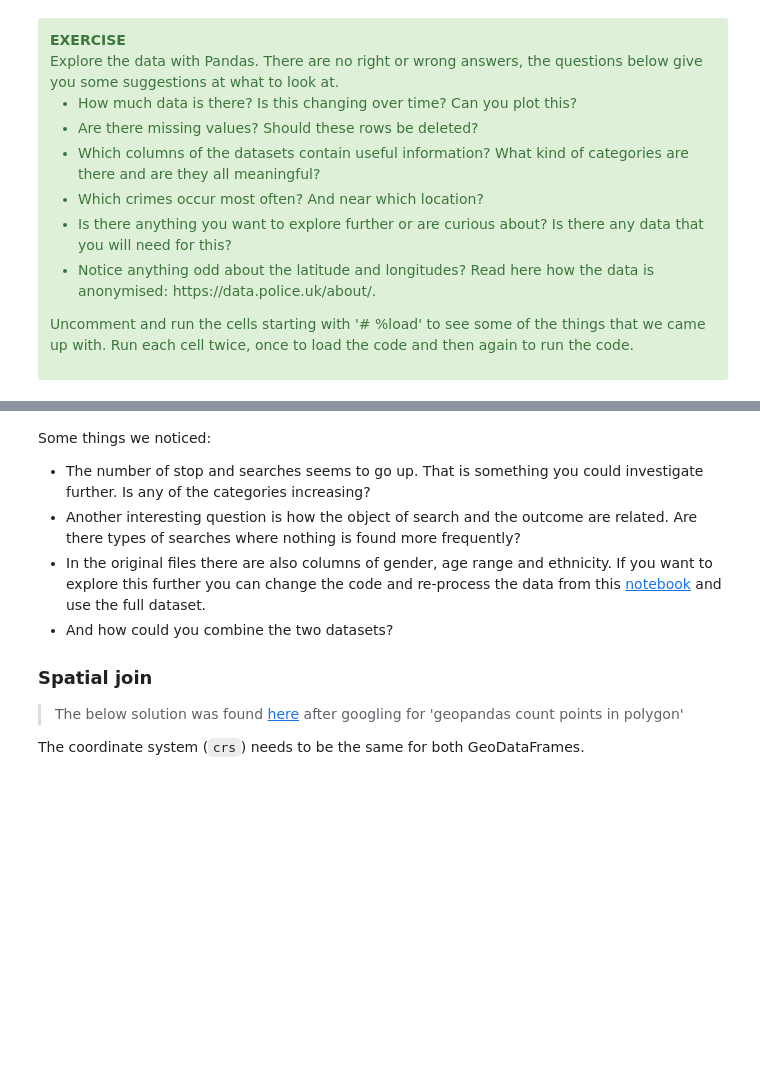
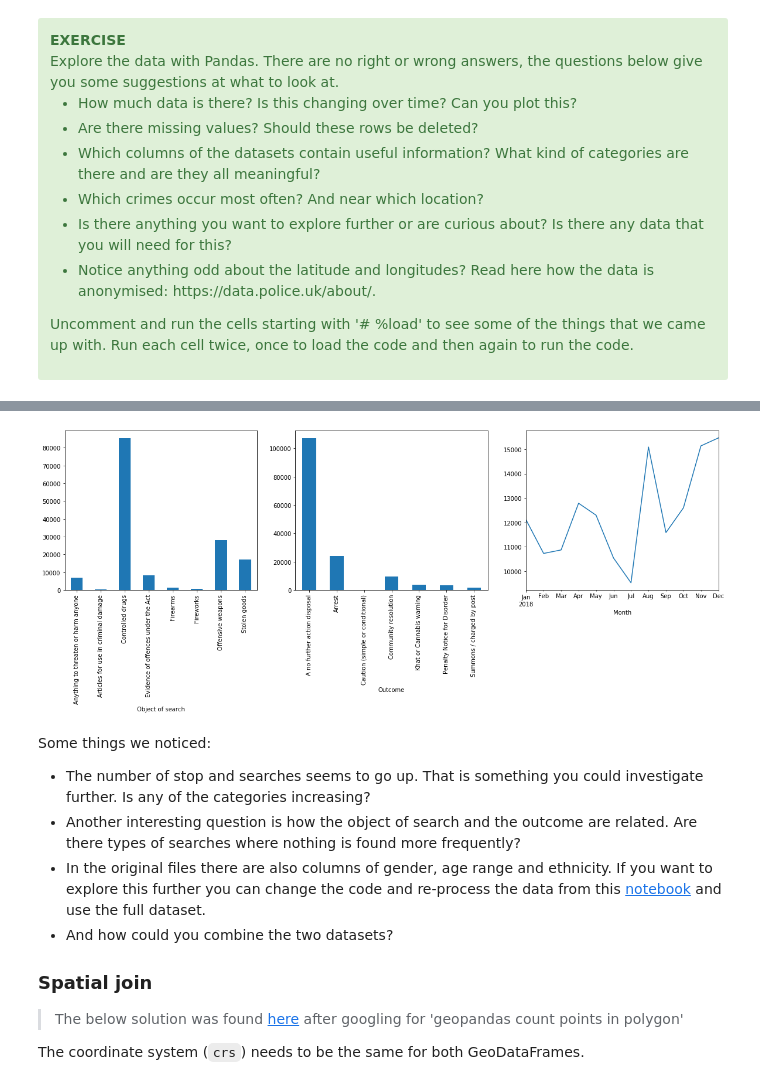
Before and after one commit to IBMDeveloperUK/Python-Geopandas-Workshop, a Jupyter notebook: notebooks/geopandas-workshop.ipynb, the cells around one changed output, grey strips where cells are left out. Saved outputs shown, nothing was run; the diff lists cells and outputs as text; code cells hidden in the pictures; blank space fills up the shorter version.

```diff
--- a/notebooks/geopandas-workshop.ipynb
+++ b/notebooks/geopandas-workshop.ipynb
@@ -346,0 +522,22 @@ stop_search.head()
+# %%
+# %load https://raw.githubusercontent.com/IBMDeveloperUK/python-geopandas-workshop/master/answers/answer3.py
+# number of data points
+print ('rows in stop_search: '+str(len(stop_search)))
+
+# columns
+print ('Columns: '+str(stop_search.columns))
+
+# categories
+print ('Policing operation: '+str(stop_search['Policing operation'].unique()))
+print ('Legislation: '+str(stop_search['Legislation'].unique()))
+print ('Object of search: '+str(stop_search['Object of search'].unique()))
+print ('Outcome: '+str(stop_search['Outcome'].unique()))
+print ('Outcome linked to object of search: '+str(stop_search['Outcome linked to object of search'].unique()))
+
+# delete columns
+stop_search = stop_search.drop(columns=['Unnamed: 0','Latitude', 'Longitude', 'Part of a policing operation', 'Policing operation', 'Outcome linked to object of search'])
+
+# convert Date to datetime
+stop_search['Date'] = stop_search['Date'].apply(lambda x: datetime.strptime(x, "%Y-%m-%dT%H:%M:%S+00:00"))
+
+stop_search.head()
@@ -351,3 +579,15 @@ stop_search.head()
+# %%
+# %load https://raw.githubusercontent.com/IBMDeveloperUK/python-geopandas-workshop/master/answers/answer5.py
+fig, (ax1, ax2, ax3) = plt.subplots(1, 3, figsize=(20,5))
+
+stop_search['Object of search'].groupby(stop_search['Object of search']).count().plot.bar(ax=ax1);
+
+stop_search['Outcome'].groupby(stop_search['Outcome']).count().plot.bar(ax=ax2);
+
+stop_search['Month'] = stop_search.Date.dt.to_period("M")
+stop_search['Object of search'].groupby(stop_search['Month']).count().plot(ax=ax3);
+# %% [output]
+[figure, added]
 # %% [markdown]
 Some things we noticed:
 * The number of stop and searches seems to go up. That is something you could investigate further. Is any of the categories increasing?
```
Also changed, not shown: parts of 52 cells of this notebook.
